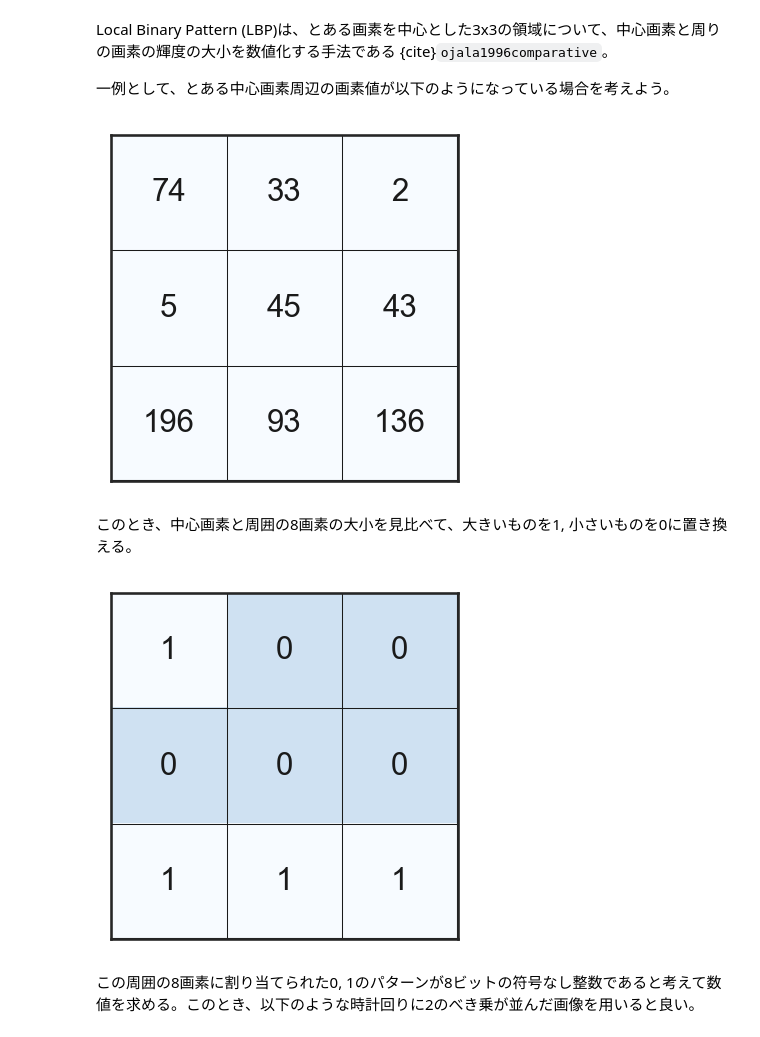
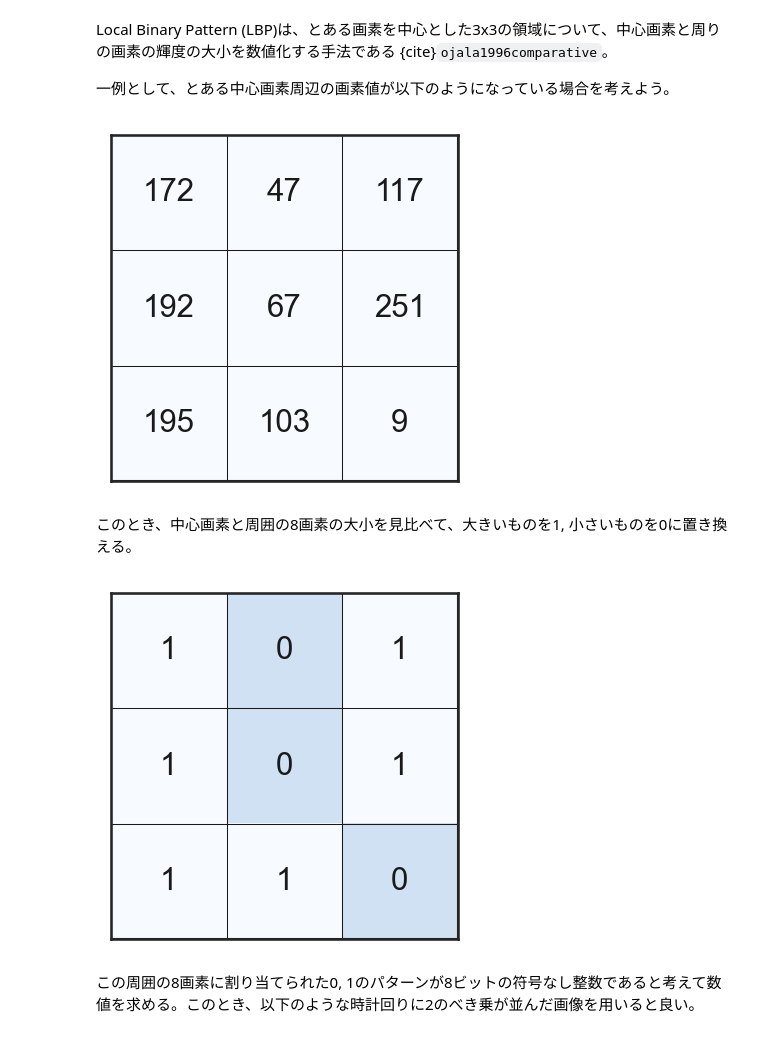
Before and after one commit to tatsy-classes/1284-sds-advml, a Jupyter notebook: _sources/contents/sec2/feature-extraction.ipynb, the cells around one changed output. Saved outputs shown, nothing was run; the diff lists cells and outputs as text; code cells hidden in the pictures.

```diff
--- a/_sources/contents/sec2/feature-extraction.ipynb
+++ b/_sources/contents/sec2/feature-extraction.ipynb
@@ -61,16 +65,18 @@ r = requests.get(url, stream=True)
 total_size = int(r.headers.get("content-length", 0))
 chunk_size = 65535
 
-# 実際のファイルのダウンロード
-pbar = tqdm(total=total_size, unit="B", unit_scale=True)
-with open(filename, "wb") as f:
-    for data in r.iter_content(chunk_size):
-        f.write(data)
-        pbar.update(chunk_size)
+# "hiragana73"フォルダが存在し、その中身が空でないことを確認
+if not os.path.exists("./hiragana73") or len(os.listdir("./hiragana73")) == 0:
+    # 実際のファイルのダウンロード
+    pbar = tqdm(total=total_size, unit="B", unit_scale=True)
+    with open(filename, "wb") as f:
+        for data in r.iter_content(chunk_size):
+            f.write(data)
+            pbar.update(chunk_size)
 
-# ダウンロードが完了したらZIPを展開する
-with zipfile.ZipFile(filename, "r") as f:
-    f.extractall()
+    # ダウンロードが完了したらZIPを展開する
+    with zipfile.ZipFile(filename, "r") as f:
+        f.extractall()
 # %% [markdown]
 ## データセットの前処理
 # %% [markdown]
@@ -210,4 +216,7 @@ for d in dir_paths:
         y.append(num)
 
         pbar.update(1)
+
+X = np.stack(X, axis=0)
+y = np.stack(y, axis=0)
 # %% [markdown]
@@ -222,10 +231,6 @@ X, X_test, y, y_test = model_selection.train_test_split(
 X, X_val, y, y_val = model_selection.train_test_split(
     X, y, train_size=60000, test_size=10000, shuffle=True
 )
-
-X, y = X[:n_samples], y[:n_samples]
-X_val, y_val = X_val[:n_samples], y_val[:n_samples]
-X_test, y_test = X_test[:n_samples], y_test[:n_samples]
 # %% [markdown]
 データセットの先頭数枚の画像は次のようになっている。
 # %%
@@ -386,11 +428,12 @@ def draw_frame(problem, fig, ax):
     ax.grid(which="minor", color="k", linestyle="-", linewidth=0.5)
     ax.grid(which="major", color="k", linestyle="-", linewidth=1.0)
 # %%
-m = np.random.randint(0, 256, size=(3, 3))
+rng = np.random.RandomState(0)
+m = rng.randint(0, 256, size=(3, 3))
 fig, ax = plt.subplots(figsize=(3, 3))
 draw_frame(m, fig, ax)
 # %% [output]
-[figure, old version]
+[figure, new version]
 # %% [markdown]
 このとき、中心画素と周囲の8画素の大小を見比べて、大きいものを1, 小さいものを0に置き換える。
 # %%
@@ -399,7 +442,7 @@ b = (m > c).astype("int32")
 fig, ax = plt.subplots(figsize=(3, 3))
 draw_frame(b, fig, ax)
 # %% [output]
-[figure, old version]
+[figure, new version]
 # %% [markdown]
 この周囲の8画素に割り当てられた0, 1のパターンが8ビットの符号なし整数であると考えて数値を求める。このとき、以下のような時計回りに2のべき乗が並んだ画像を用いると良い。
 # %%
```
Also changed, not shown: parts of 76 cells of this notebook, 15 other files.
